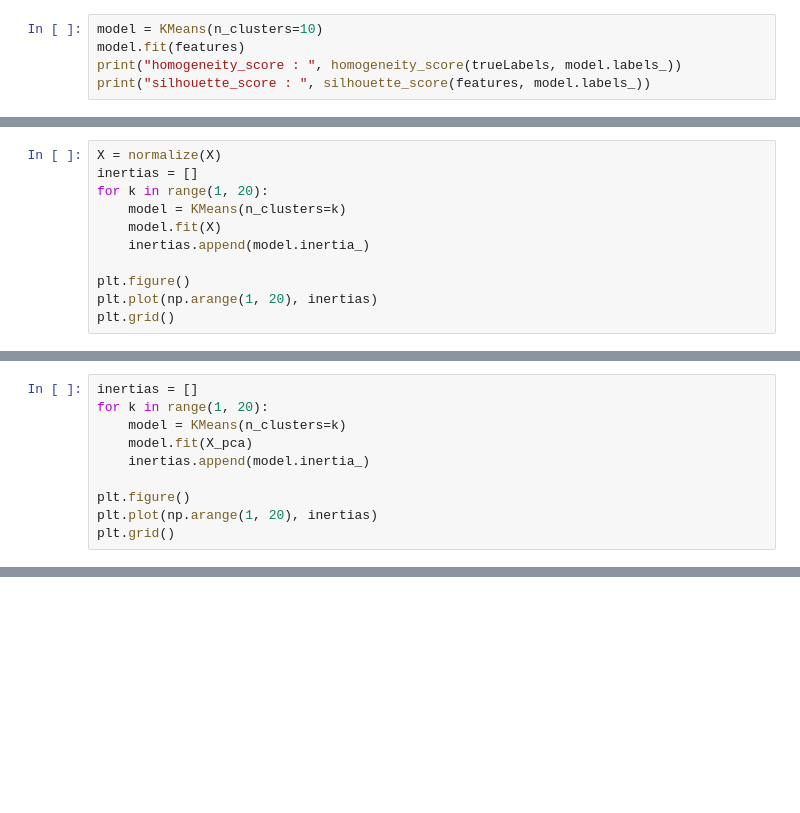
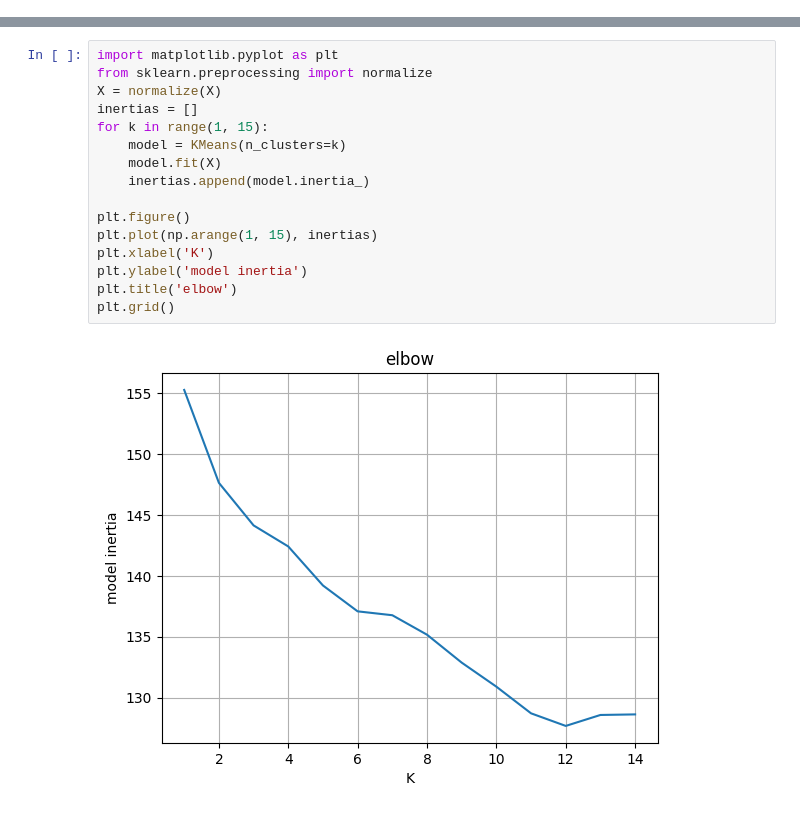
Before and after one commit to javadkavian/AI_Assignments, a Jupyter notebook: A3/AI_A3.ipynb, the cells around one changed output, grey strips where cells are left out. Saved outputs shown, nothing was run; the diff lists cells and outputs as text; blank space fills up the shorter version.

```diff
--- a/A3/AI_A3.ipynb
+++ b/A3/AI_A3.ipynb
@@ -84,5 +0,0 @@ plt.grid()
-# %%
-model = KMeans(n_clusters=10)
-model.fit(features)
-print("homogeneity_score : ", homogeneity_score(trueLabels, model.labels_))
-print("silhouette_score : ", silhouette_score(features, model.labels_))
@@ -170,11 +0,0 @@ X = np.array(features_list)
-# %%
-X = normalize(X)
-inertias = []
-for k in range(1, 20):
-    model = KMeans(n_clusters=k)
-    model.fit(X)
-    inertias.append(model.inertia_)
-
-plt.figure()
-plt.plot(np.arange(1, 20), inertias)
-plt.grid()
@@ -252,10 +0,0 @@ X_pca.shape
-# %%
-inertias = []
-for k in range(1, 20):
-    model = KMeans(n_clusters=k)
-    model.fit(X_pca)
-    inertias.append(model.inertia_)
-
-plt.figure()
-plt.plot(np.arange(1, 20), inertias)
-plt.grid()
@@ -271,0 +86,18 @@ silhouette_score :  0.37037289655727235
+# %%
+import matplotlib.pyplot as plt
+from sklearn.preprocessing import normalize
+X = normalize(X)
+inertias = []
+for k in range(1, 15):
+    model = KMeans(n_clusters=k)
+    model.fit(X)
+    inertias.append(model.inertia_)
+
+plt.figure()
+plt.plot(np.arange(1, 15), inertias)
+plt.xlabel('K')
+plt.ylabel('model inertia')
+plt.title('elbow')
+plt.grid()
+# %% [output]
+[figure, added]
```
Also changed, not shown: parts of 45 cells of this notebook.
